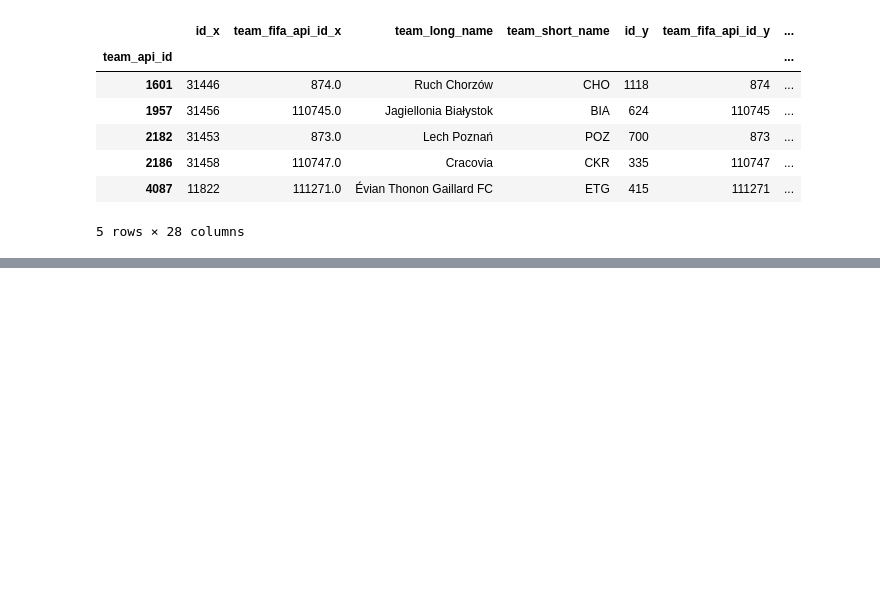
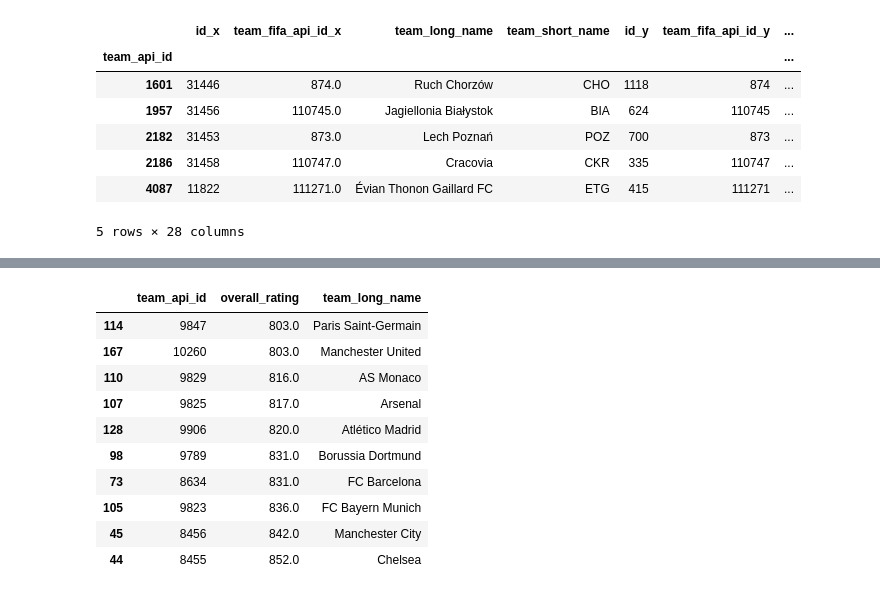
Before and after one commit to abhiksark/Udacity-DataAnalyst-Nanodegree, a Jupyter notebook: football_analysis/Updated_EDA.ipynb, the cells around one changed output, grey strips where cells are left out. Cells and saved outputs as stored; diff of their text form; code cells hidden in the pictures; blank space fills up the shorter version.

```diff
--- a/football_analysis/Updated_EDA.ipynb
+++ b/football_analysis/Updated_EDA.ipynb
@@ -352,0 +384,15 @@ df
+# %%
+df = top_N_team(df_comb_team,df_comb_player,df_match,season="2011/2012")
+df
+# %% [output]
+|  | team_api_id | overall_rating | team_long_name |
+| 114 | 9847 | 803.0 | Paris Saint-Germain |
+| 167 | 10260 | 803.0 | Manchester United |
+| 110 | 9829 | 816.0 | AS Monaco |
+| 107 | 9825 | 817.0 | Arsenal |
+| 128 | 9906 | 820.0 | Atlético Madrid |
+| 98 | 9789 | 831.0 | Borussia Dortmund |
+| 73 | 8634 | 831.0 | FC Barcelona |
+| 105 | 9823 | 836.0 | FC Bayern Munich |
+| 45 | 8456 | 842.0 | Manchester City |
+| 44 | 8455 | 852.0 | Chelsea |
```
Also changed, not shown: parts of 10 cells of this notebook.
